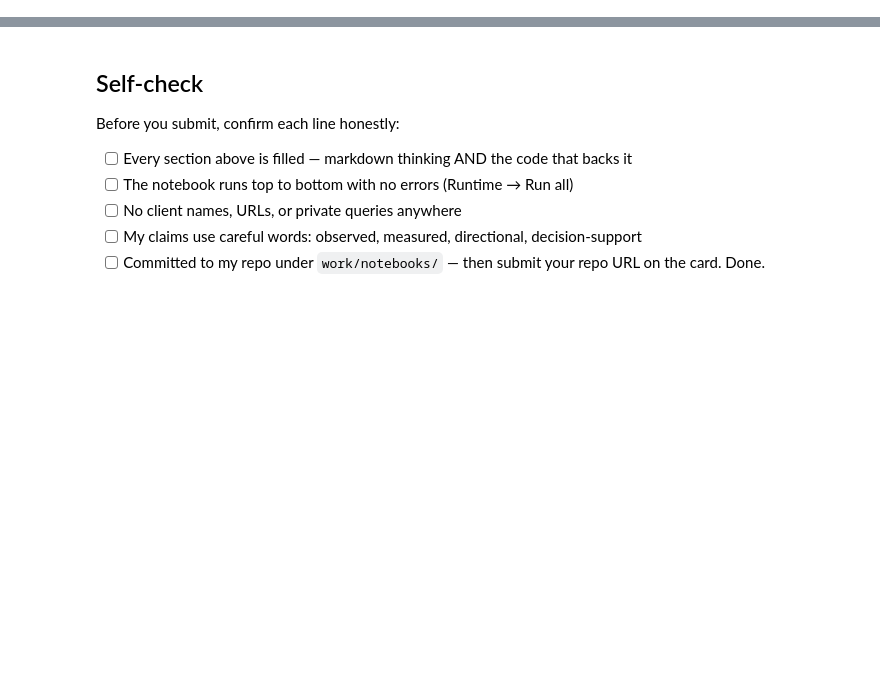
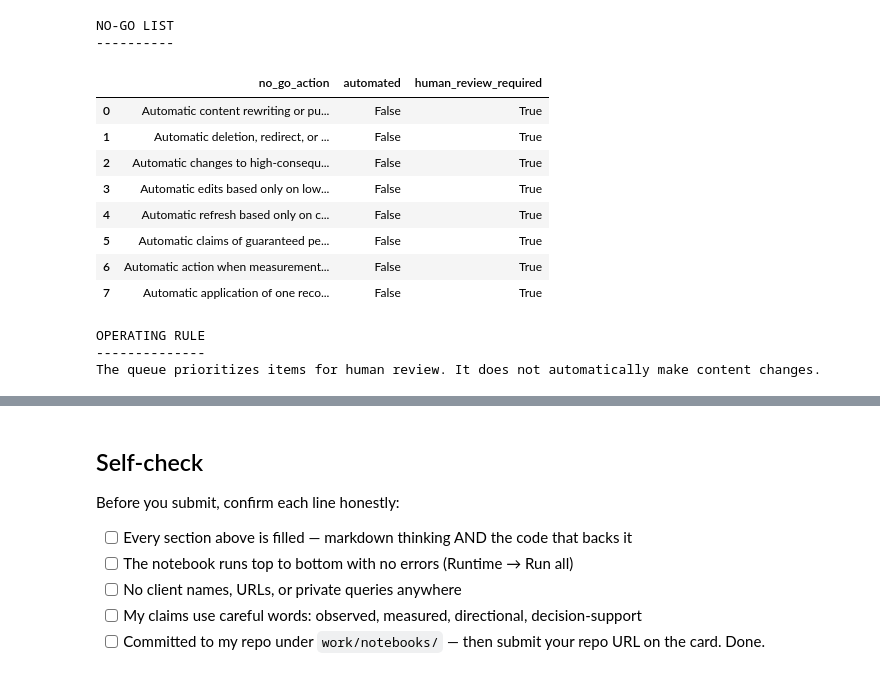
Before and after one commit to Shakir-j/flyrank-internship-ml, a Jupyter notebook: work/notebooks/w07_action_playbook.ipynb, the cells around one changed output, grey strips where cells are left out. Cells and saved outputs as stored; diff of their text form; code cells hidden in the pictures; blank space fills up the shorter version.

```diff
--- a/work/notebooks/w07_action_playbook.ipynb
+++ b/work/notebooks/w07_action_playbook.ipynb
@@ -43,0 +370,65 @@ This skeleton is yours to fill. Work the sections **in order** — each one has
+# %%
+# This cell is for CODE (numbers, a query, a check).
+# Write your text answer in the cell ABOVE this one — typing sentences here breaks Run All.
+
+# ============================================================
+# SECTION 3 — HUMAN REVIEW + NO-GO CHECK
+# ============================================================
+
+# Create a review checklist that can be used with the ranked queue.
+
+review_checklist = pd.DataFrame({
+    "review_item": [
+        "Search intent checked",
+        "SERP context checked",
+        "Title/snippet reviewed",
+        "Content quality checked",
+        "Freshness checked where relevant",
+        "Business context checked",
+        "Measurement quality checked"
+    ],
+    "required_before_action": [True] * 7
+})
+
+print("HUMAN REVIEW CHECKLIST")
+print("----------------------")
+display(review_checklist)
+
+
+# ------------------------------------------------------------
+# No-go actions
+# ------------------------------------------------------------
+
+no_go_actions = [
+    "Automatic content rewriting or publishing",
+    "Automatic deletion, redirect, or deindexing",
+    "Automatic changes to high-consequence factual claims",
+    "Automatic edits based only on low CTR",
+    "Automatic refresh based only on content age",
+    "Automatic claims of guaranteed performance improvement",
+    "Automatic action when measurement/indexing quality is questionable",
+    "Automatic application of one recommendation to every page"
+]
+
+no_go_df = pd.DataFrame({
+    "no_go_action": no_go_actions,
+    "automated": False,
+    "human_review_required": True
+})
+
+print("\nNO-GO LIST")
+print("----------")
+display(no_go_df)
+
+
+# ------------------------------------------------------------
+# Playbook operating rule
+# ------------------------------------------------------------
+
+print("\nOPERATING RULE")
+print("--------------")
+print(
+    "The queue prioritizes items for human review. "
+    "It does not automatically make content changes."
+)
+# %% [output]
@@ -43,0 +445,14 @@ This skeleton is yours to fill. Work the sections **in order** — each one has
+NO-GO LIST
+----------
+|  | no_go_action | automated | human_review_required |
+| 0 | Automatic content rewriting or pu... | False | True |
+| 1 | Automatic deletion, redirect, or ... | False | True |
+| 2 | Automatic changes to high-consequ... | False | True |
+| 3 | Automatic edits based only on low... | False | True |
+| 4 | Automatic refresh based only on c... | False | True |
+| 5 | Automatic claims of guaranteed pe... | False | True |
+| 6 | Automatic action when measurement... | False | True |
+| 7 | Automatic application of one reco... | False | True |
+OPERATING RULE
+--------------
+The queue prioritizes items for human review. It does not automatically make content changes.
```
Also changed, not shown: parts of 18 cells of this notebook.
